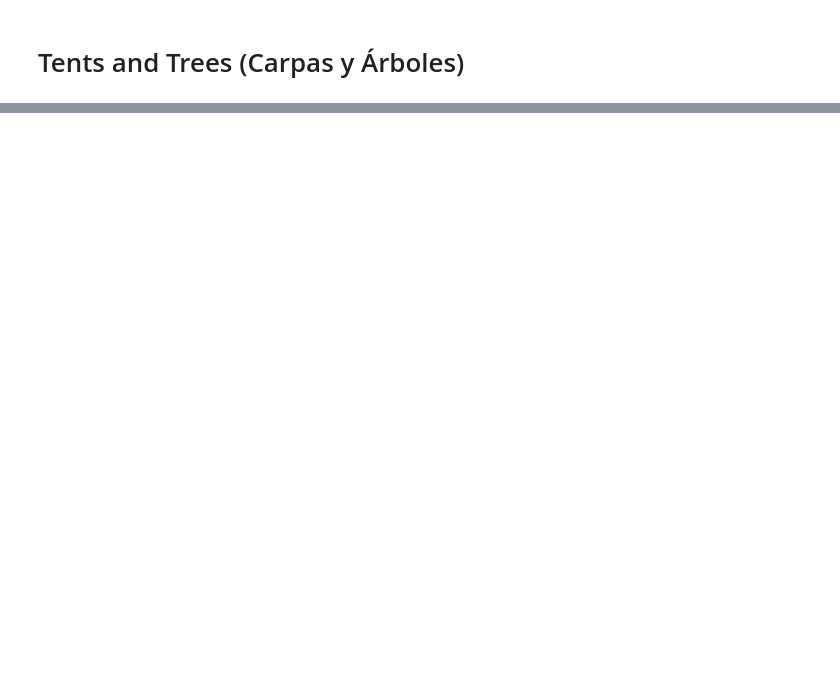
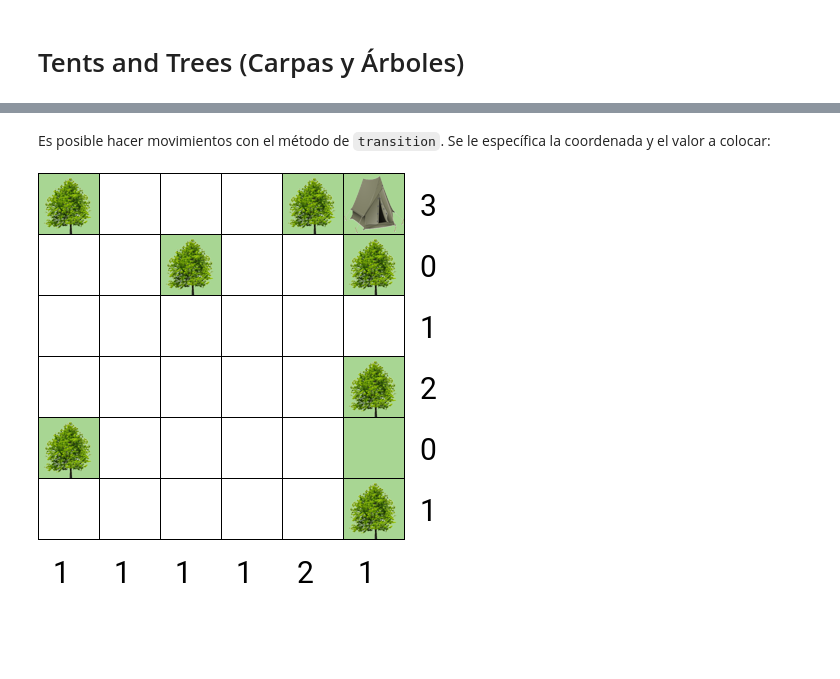
Before and after one commit to Bizangel/TentsAndTreesSolver, a Jupyter notebook: Proyecto2.ipynb, the cells around one changed output, grey strips where cells are left out. Saved outputs shown, nothing was run; the diff lists cells and outputs as text; code cells hidden in the pictures; blank space fills up the shorter version.

```diff
--- a/Proyecto2.ipynb
+++ b/Proyecto2.ipynb
@@ -194,0 +82,3 @@ Empty on (7,7)
+# %%
+matrix, row, col = LoadStoredPuzzle("Puzzles/puzzle3.npz")
+puzzle = TentsAndTrees(matrix,row,col)
@@ -194,0 +111,9 @@ Empty on (7,7)
+# %% [markdown]
+Es posible hacer movimientos con el método de `transition`. Se le específica la coordenada y el valor a colocar:
+# %%
+puzzle.transition((4,5,3))
+puzzle.transition((0,5,2))
+
+puzzle.displayState()
+# %% [output]
+[figure, added]
```
Also changed, not shown: parts of 73 cells of this notebook, 10 other files.
